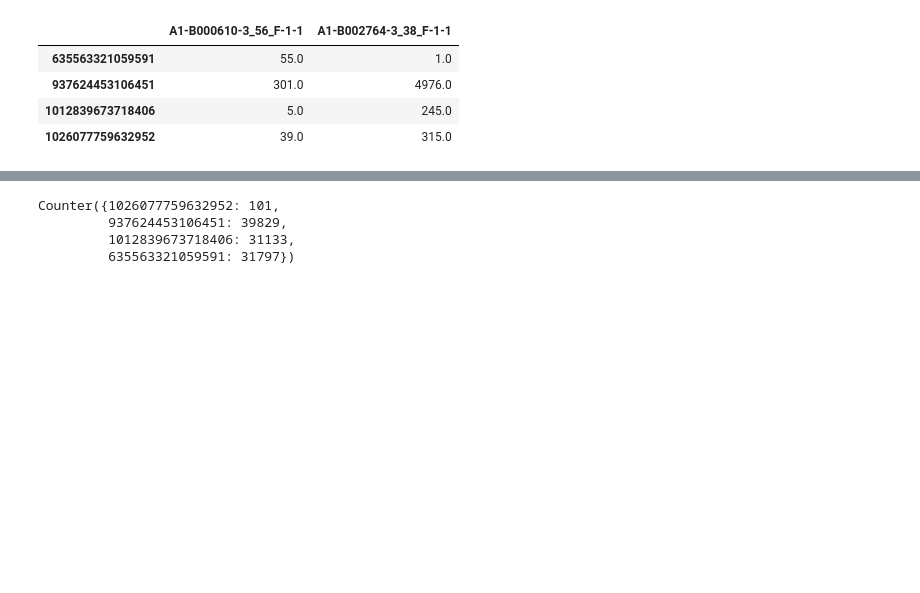
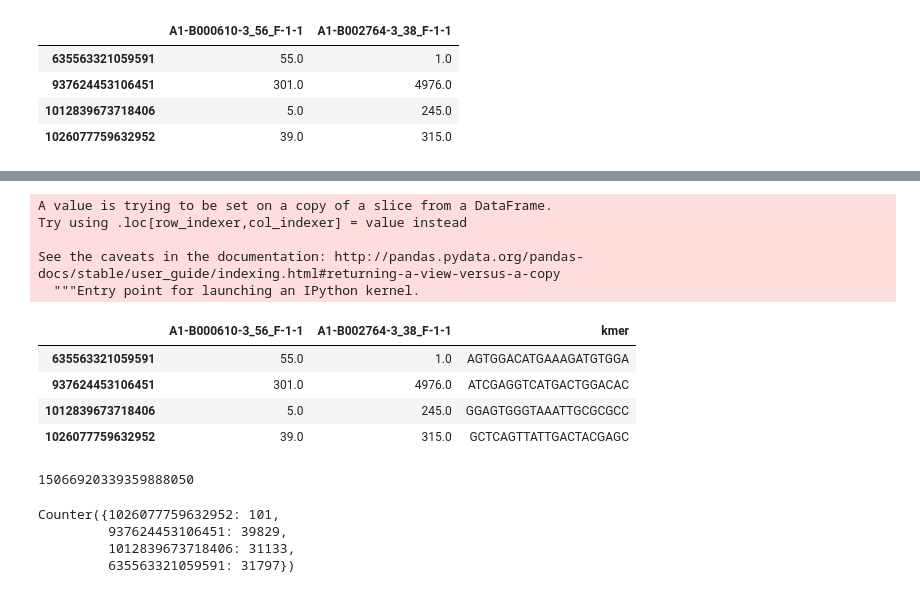
Before and after one commit to czbiohub/kh-analysis, a Jupyter notebook: notebooks/bladder_get_sequences_with_hashes.ipynb, the cells around one changed output, grey strips where cells are left out. Saved outputs shown, nothing was run; the diff lists cells and outputs as text; code cells hidden in the pictures; blank space fills up the shorter version.

```diff
--- a/notebooks/bladder_get_sequences_with_hashes.ipynb
+++ b/notebooks/bladder_get_sequences_with_hashes.ipynb
@@ -408,8 +414,9 @@ query_hashes = set(hashes_of_interest.index)
 minhash = sig1.minhash.copy_and_clear()
 
 
-ksize = 21
-sample_to_kmers = defaultdict(Counter)
+ksize = sig1.minhash.ksize
+# sample_to_kmers = defaultdict(Counter)
+kmers_to_hashes = {}
 
 # now, iterate over the input sequences and output those that add
 # hashes!
@@ -417,7 +424,6 @@ n = 0
 m = 0
 
 NOTIFY_EVERY_BP=1e4
-
 
 seen_hashes = Counter(query_hashes)
 
@@ -438,7 +444,18 @@ for record in screed.open(fasta):
 #         for matched_hash in match:
         n_kmers = len(record.sequence) - ksize + 1
         kmers = [record.sequence[i:(i+ksize)] for i in range(n_kmers)]
-        sample_to_kmers[sample_id].update(kmers)
+        hashed_kmers = [hash_murmur(kmer) for kmer in kmers]
+        kmer_to_hash = dict(zip(kmers, hashed_kmers))
+
+        kmer_to_hashes_of_interest = {kmer: h for kmer, h in kmer_to_hash.items() if h in query_hashes}
+        if len(kmer_to_hashes_of_interest) != len(match):
+            print("Something is weird! Not all the hashes were found...")
+            break
+        kmers_to_hashes.update(kmer_to_hashes_of_interest)
+    if len(kmers_to_hashes) == len(query_hashes):
+        print("Seen all hashes, quitting")
+        break
+#         sample_to_kmers[sample_id].update(kmers)
 #     if all(v > 100 for k, v in seen_hashes.items()):
 #         print("Seen all the hashes 100 times! ending")
 #         break
@@ -448,3 +603,21 @@ Wall time: 8min 44s
+# %%
+hashes_of_interest['kmer'] = hashes_of_interest.index.map(hashes_to_kmers)
+hashes_of_interest
+# %% [output]
+A value is trying to be set on a copy of a slice from a DataFrame.
+Try using .loc[row_indexer,col_indexer] = value instead
+
+See the caveats in the documentation: http://pandas.pydata.org/pandas-docs/stable/user_guide/indexing.html#returning-a-view-versus-a-copy
+  """Entry point for launching an IPython kernel.
+|  | A1-B000610-3_56_F-1-1 | A1-B002764-3_38_F-1-1 | kmer |
+| 635563321059591 | 55.0 | 1.0 | AGTGGACATGAAAGATGTGGA |
+| 937624453106451 | 301.0 | 4976.0 | ATCGAGGTCATGACTGGACAC |
+| 1012839673718406 | 5.0 | 245.0 | GGAGTGGGTAAATTGCGCGCC |
+| 1026077759632952 | 39.0 | 315.0 | GCTCAGTTATTGACTACGAGC |
+# %%
+hash_murmur("TTTTTTTTTTTTTTTTTTTTT")
+# %% [output]
+15066920339359888050
 # %%
 seen_hashes
 # %% [output]
```
Also changed, not shown: parts of 16 cells of this notebook, 2 other files.
